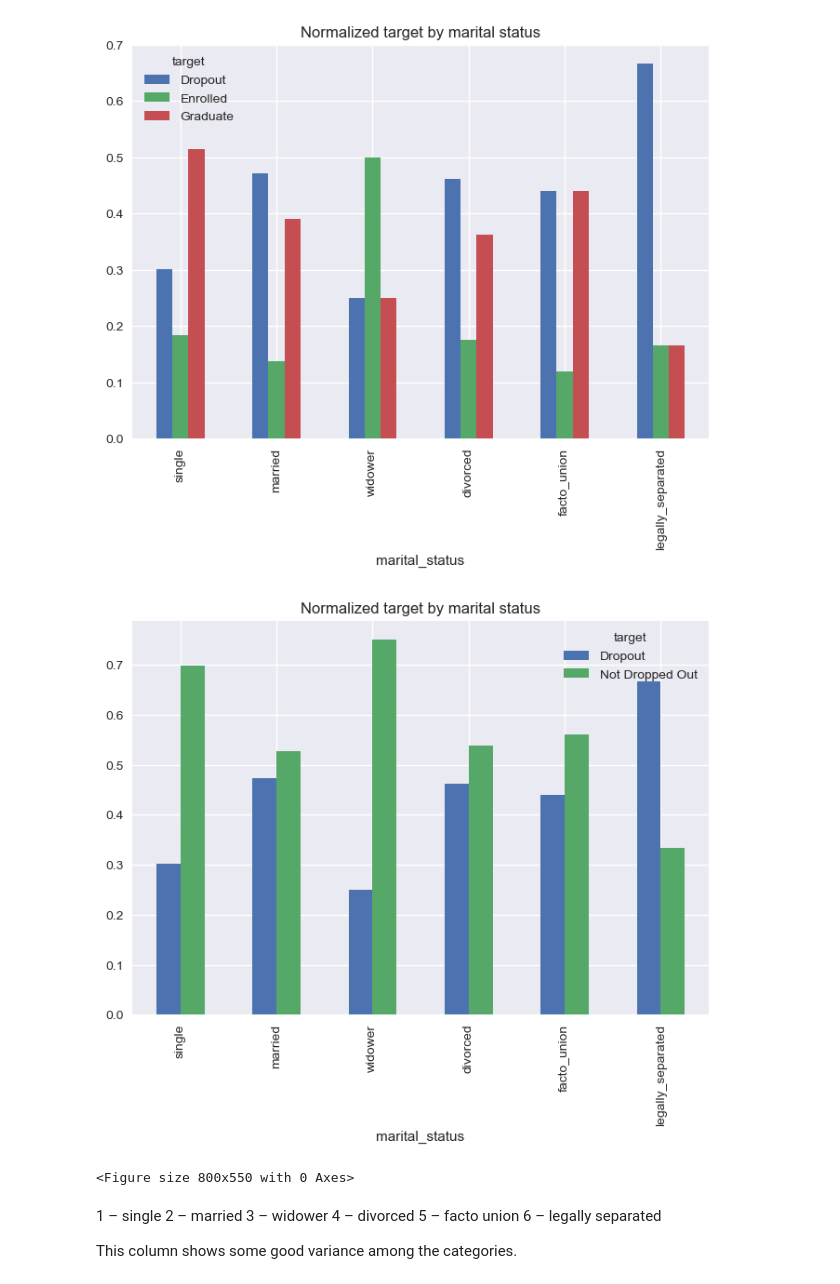
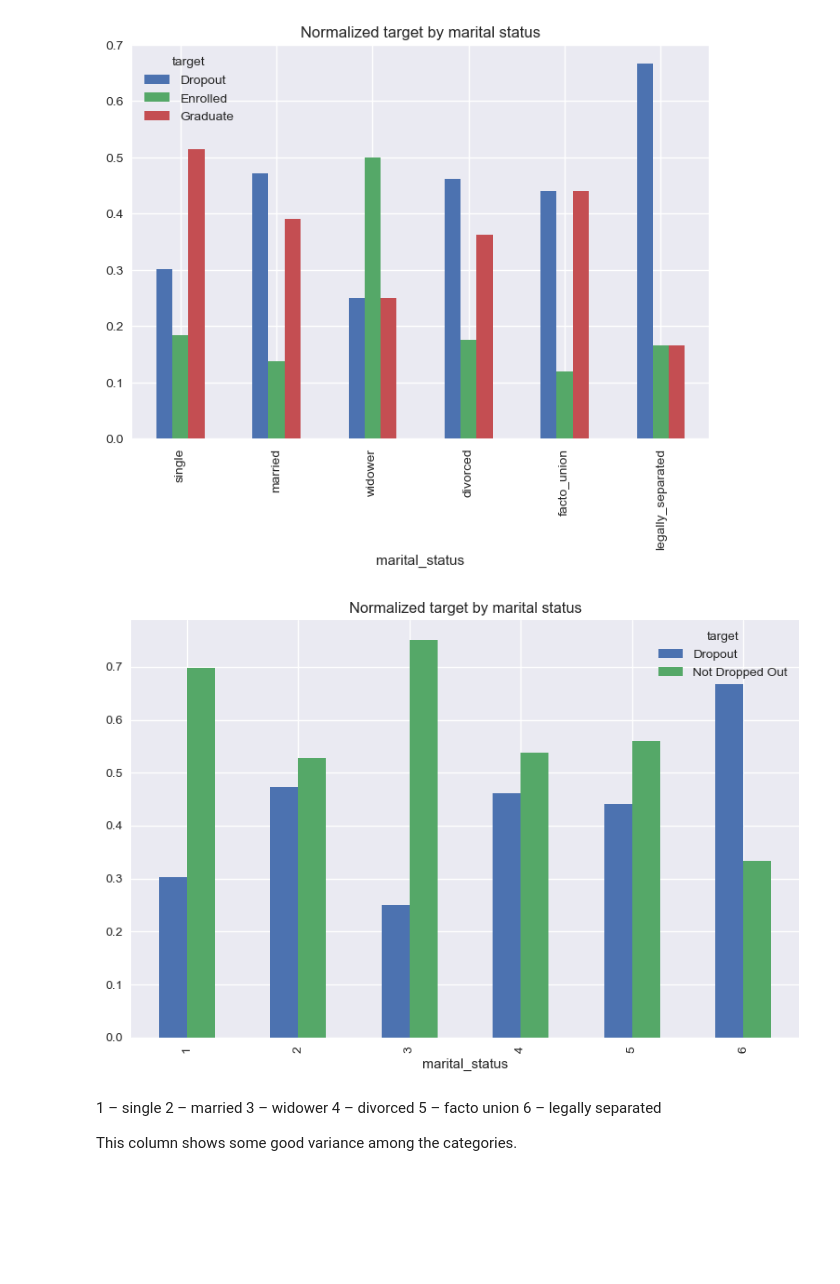
Before and after one commit to AndreJacobsPy/ai-academy-capstone, a Jupyter notebook: exploration.ipynb, the cells around one changed output. Drawn from its saved outputs; the diff is of its cells as text; code cells hidden in the pictures; blank space fills up the shorter version.

```diff
--- a/exploration.ipynb
+++ b/exploration.ipynb
@@ -148,20 +148,19 @@ plt.show()
 # %%
 # create normalized value counts by target
 normalized_target_by_marital = (binary_df.groupby(["marital_status", "target"])["target"].count()
                                 / binary_df.groupby("marital_status")["target"].count())
 data_for_plotting_ms = normalized_target_by_marital.unstack()
 
 # plot
 data_for_plotting_ms.plot(kind="bar", stacked=False)
 plt.title("Normalized target by marital status")
 x_axis_labels = list(
     {1: "single", 2: "married", 3: "widower", 4: "divorced", 5: "facto_union", 6: "legally_separated"}.values())
-plt.xticks(range(len(x_axis_labels)), x_axis_labels)
+plt.tight_layout()
+plt.savefig('plots/maritalStatus.png', dpi = 100)
 plt.show()
-plt.savefig('plots/marital_Status.png')
 # %% [output]
-[figure, old version]
+[figure, new version]
-<Figure size 800x550 with 0 Axes>
 # %% [markdown]
 1 – single 2 – married 3 – widower 4 – divorced 5 – facto union 6 – legally separated
 
```
Also changed, not shown: parts of 26 cells of this notebook, 34 other files.
